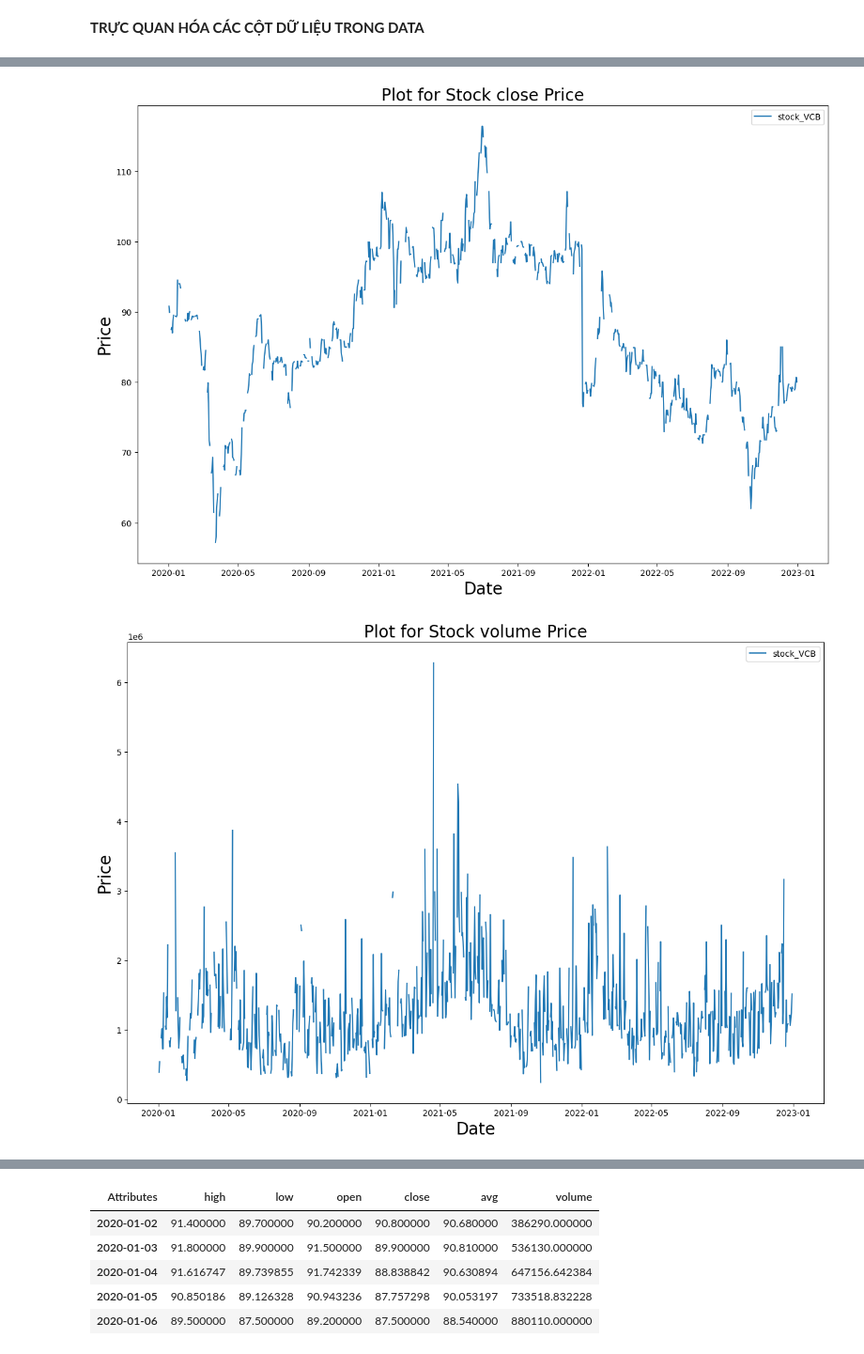
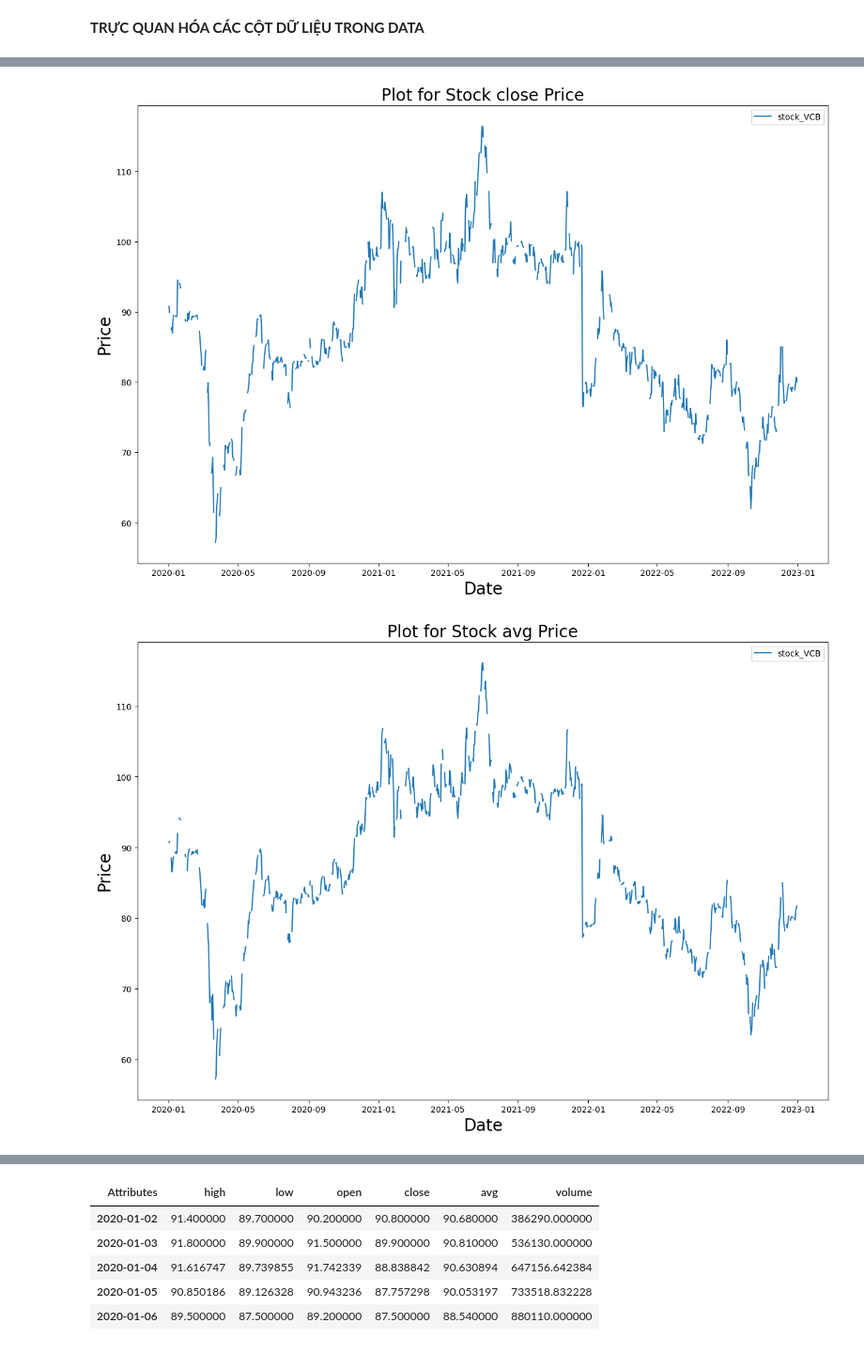
Before and after one commit to Toricat/Predicting_Vietnamese_Stock, a Jupyter notebook: arima/model.ipynb, the cells around one changed output, grey strips where cells are left out. Shown at 94% size. Cells and saved outputs as stored; diff of their text form; code cells hidden in the pictures.

```diff
--- a/arima/model.ipynb
+++ b/arima/model.ipynb
@@ -58,13 +58,14 @@ stock VCB is OHLC: 'True' and OHLCV: 'True'
 # %%
 stocks = {
     'stock_VCB': stock.data
 }
 
 stockchart.plot_prices('open',stocks)
 stockchart.plot_prices('close',stocks)
+stockchart.plot_prices('avg',stocks)
 stockchart.plot_prices('volume',stocks)
 # %% [output]
 [figure]
 [figure]
 [figure]
-[figure, old version]
+[figure, new version]
```
Also changed, not shown: parts of 15 cells of this notebook, 8 other files.
